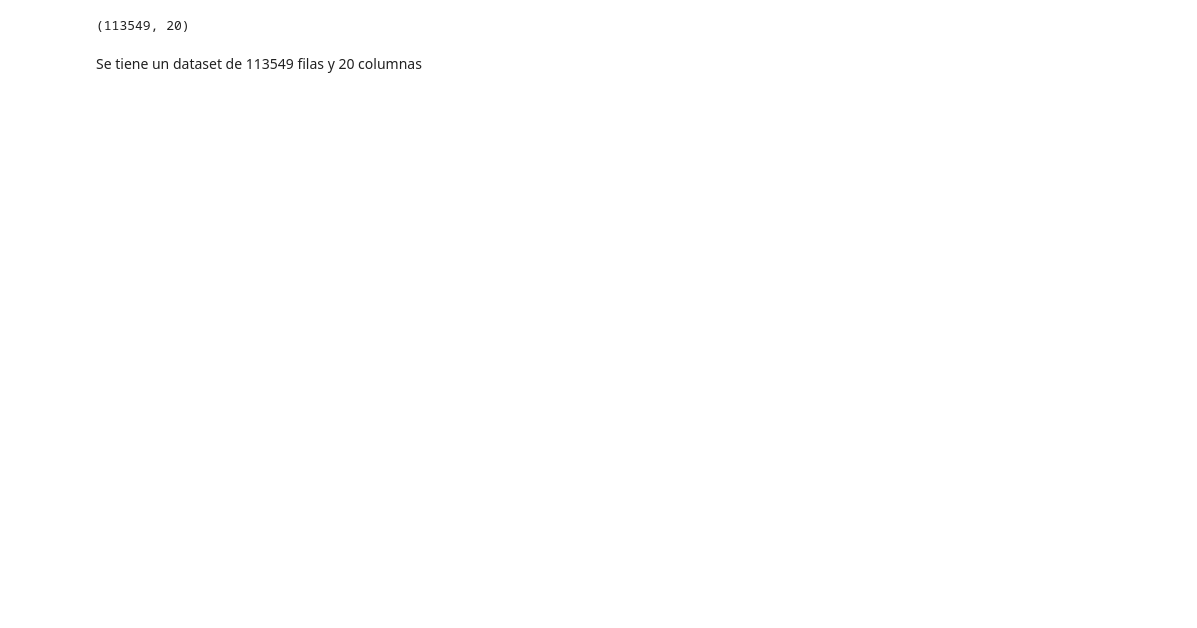
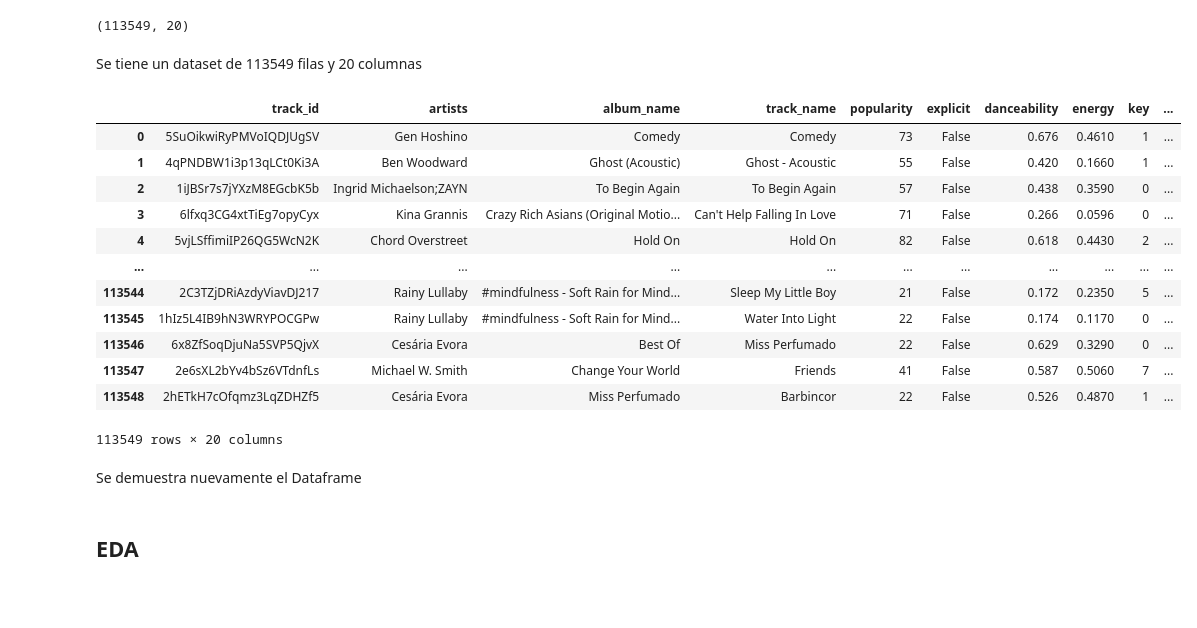
Before and after one commit to veronicasuarezvidal-eng/Proyectofinal_aprendizaje_automatico_Spotify, a Jupyter notebook: src/explore.ipynb, the cells around one changed output. Cells and saved outputs as stored; diff of their text form; code cells hidden in the pictures; blank space fills up the shorter version.

```diff
--- a/src/explore.ipynb
+++ b/src/explore.ipynb
@@ -190,3 +193,7 @@ df
 113549 rows × 20 columns
 # %% [markdown]
 Se eliminan la fila con los valores nulos, se eliminan las 450 filas duplicadas y se restablece el dataframe
+# %%
+df['duration_min'] = (df['duration_ms'] / 60000).round(2)
+df = df.drop(columns=['duration_ms'])
+df[['track_name', 'duration_min']].head()
@@ -196,3 +212,25 @@ df.shape
 (113549, 20)
 # %% [markdown]
 Se tiene un dataset de 113549 filas y 20 columnas
+# %%
+df
+# %% [output]
+|  | track_id | artists | album_name | track_name | popularity | explicit | danceability | energy | key | ... |
+| 0 | 5SuOikwiRyPMVoIQDJUgSV | Gen Hoshino | Comedy | Comedy | 73 | False | 0.676 | 0.4610 | 1 | ... |
+| 1 | 4qPNDBW1i3p13qLCt0Ki3A | Ben Woodward | Ghost (Acoustic) | Ghost - Acoustic | 55 | False | 0.420 | 0.1660 | 1 | ... |
+| 2 | 1iJBSr7s7jYXzM8EGcbK5b | Ingrid Michaelson;ZAYN | To Begin Again | To Begin Again | 57 | False | 0.438 | 0.3590 | 0 | ... |
+| 3 | 6lfxq3CG4xtTiEg7opyCyx | Kina Grannis | Crazy Rich Asians (Original Motio... | Can't Help Falling In Love | 71 | False | 0.266 | 0.0596 | 0 | ... |
+| 4 | 5vjLSffimiIP26QG5WcN2K | Chord Overstreet | Hold On | Hold On | 82 | False | 0.618 | 0.4430 | 2 | ... |
+| ... | ... | ... | ... | ... | ... | ... | ... | ... | ... | ... |
+| 113544 | 2C3TZjDRiAzdyViavDJ217 | Rainy Lullaby | #mindfulness - Soft Rain for Mind... | Sleep My Little Boy | 21 | False | 0.172 | 0.2350 | 5 | ... |
+| 113545 | 1hIz5L4IB9hN3WRYPOCGPw | Rainy Lullaby | #mindfulness - Soft Rain for Mind... | Water Into Light | 22 | False | 0.174 | 0.1170 | 0 | ... |
+| 113546 | 6x8ZfSoqDjuNa5SVP5QjvX | Cesária Evora | Best Of | Miss Perfumado | 22 | False | 0.629 | 0.3290 | 0 | ... |
+| 113547 | 2e6sXL2bYv4bSz6VTdnfLs | Michael W. Smith | Change Your World | Friends | 41 | False | 0.587 | 0.5060 | 7 | ... |
+| 113548 | 2hETkH7cOfqmz3LqZDHZf5 | Cesária Evora | Miss Perfumado | Barbincor | 22 | False | 0.526 | 0.4870 | 1 | ... |
+113549 rows × 20 columns
+# %% [markdown]
+Se demuestra nuevamente el Dataframe
+# %% [markdown]
+## EDA
+# %% [markdown]
+##
```
Also changed, not shown: parts of 4 cells of this notebook.
